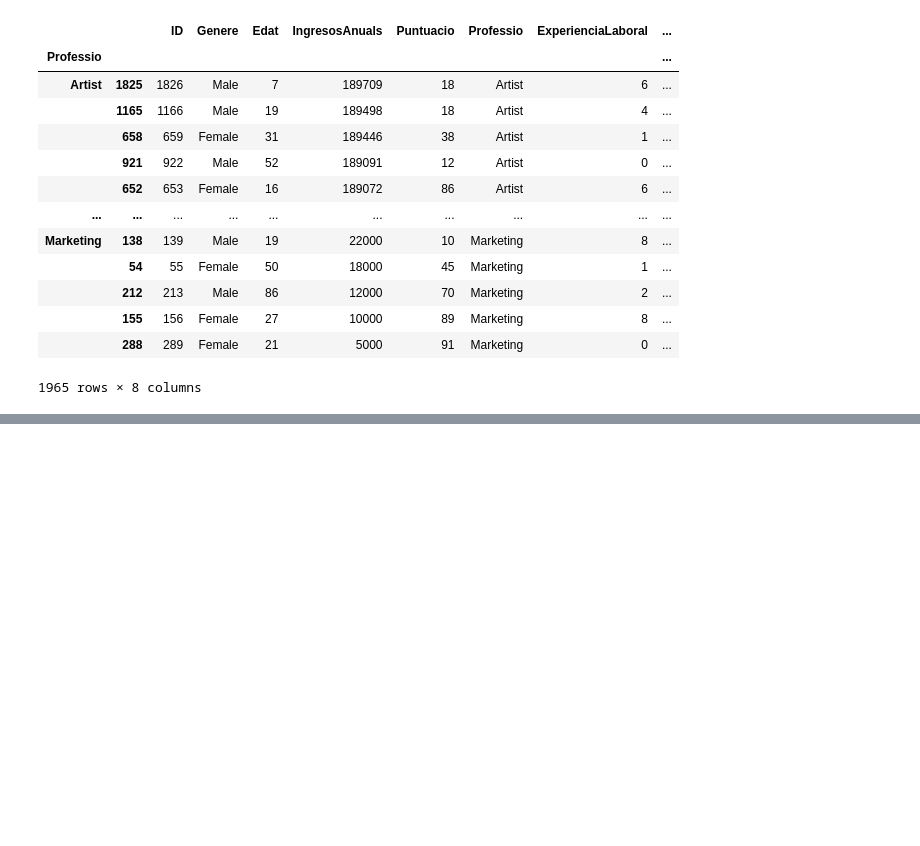
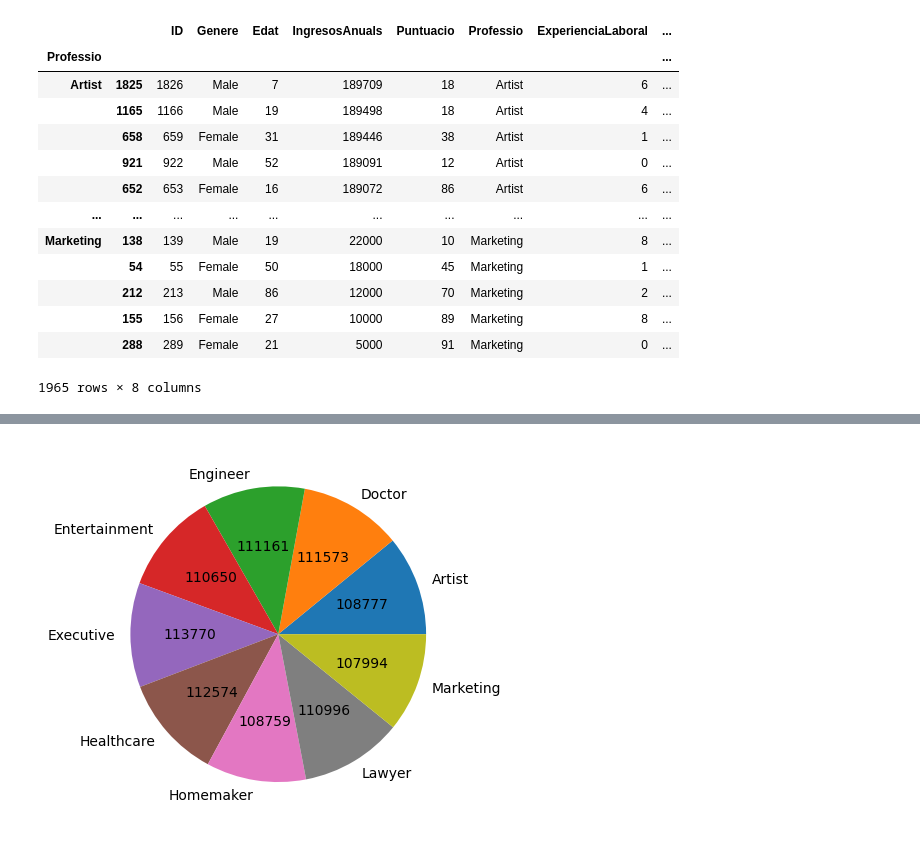
Before and after one commit to FaKeAdRi/Projectes-big-data, a Jupyter notebook: ProjecteClients/Projecte_StoreCustomerData.ipynb, the cells around one changed output, grey strips where cells are left out. Drawn from its saved outputs; the diff is of its cells as text; code cells hidden in the pictures; blank space fills up the shorter version.

```diff
--- a/ProjecteClients/Projecte_StoreCustomerData.ipynb
+++ b/ProjecteClients/Projecte_StoreCustomerData.ipynb
@@ -150,0 +200,9 @@ KeyError: 'Artist'
+# %%
+def valorIngresos(valor):
+    x = int(round(valor/100*promigIngresosPerProfesio["IngresosAnuals"].sum(), 0))
+    return x
+# %%
+plt.pie(promigIngresosPerProfesio["IngresosAnuals"], labels=promigIngresosPerProfesio["Professio"], autopct=valorIngresos)
+plt.show()
+# %% [output]
+[figure, added]
```
Also changed, not shown: parts of 35 cells of this notebook.
